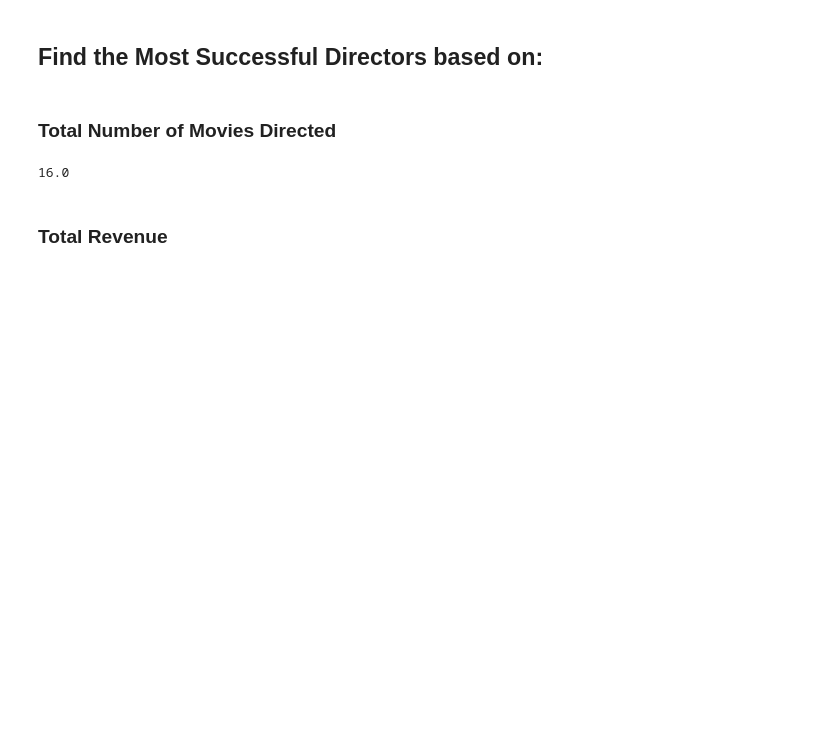
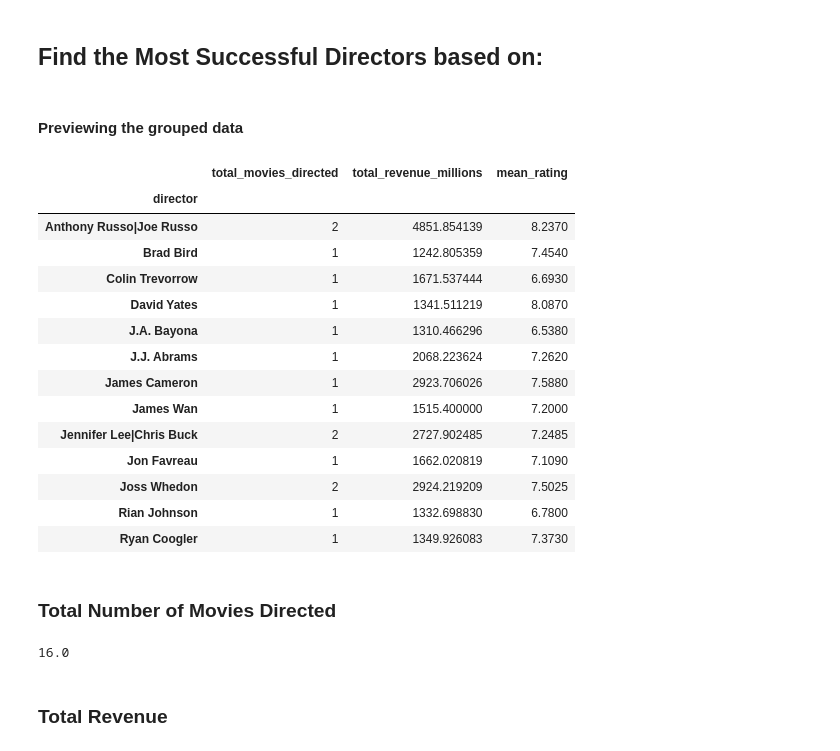
Before and after one commit to Hakeemwiki/DE-Projects, a Jupyter notebook: notebooks/TMDB_Movie_analysis.ipynb, the cells around one changed output. Cells and saved outputs as stored; diff of their text form; code cells hidden in the pictures; blank space fills up the shorter version.

```diff
--- a/notebooks/TMDB_Movie_analysis.ipynb
+++ b/notebooks/TMDB_Movie_analysis.ipynb
@@ -730,6 +752,26 @@ def analyze_directors(data, sort_by = None, ascending = False):
     if sort_by:
         franchise_stat = franchise_stat.sort_values(by = sort_by, ascending = ascending)
     return franchise_stat
+# %% [markdown]
+#### Previewing the grouped data
+# %%
+analyze_directors(data)
+# %% [output]
+|  | total_movies_directed | total_revenue_millions | mean_rating |
+| director |  |  |  |
+| Anthony Russo|Joe Russo | 2 | 4851.854139 | 8.2370 |
+| Brad Bird | 1 | 1242.805359 | 7.4540 |
+| Colin Trevorrow | 1 | 1671.537444 | 6.6930 |
+| David Yates | 1 | 1341.511219 | 8.0870 |
+| J.A. Bayona | 1 | 1310.466296 | 6.5380 |
+| J.J. Abrams | 1 | 2068.223624 | 7.2620 |
+| James Cameron | 1 | 2923.706026 | 7.5880 |
+| James Wan | 1 | 1515.400000 | 7.2000 |
+| Jennifer Lee|Chris Buck | 2 | 2727.902485 | 7.2485 |
+| Jon Favreau | 1 | 1662.020819 | 7.1090 |
+| Joss Whedon | 2 | 2924.219209 | 7.5025 |
+| Rian Johnson | 1 | 1332.698830 | 6.7800 |
+| Ryan Coogler | 1 | 1349.926083 | 7.3730 |
 # %% [markdown]
 ### Total Number of Movies Directed
 # %%
```
Also changed, not shown: parts of 5 cells of this notebook.
